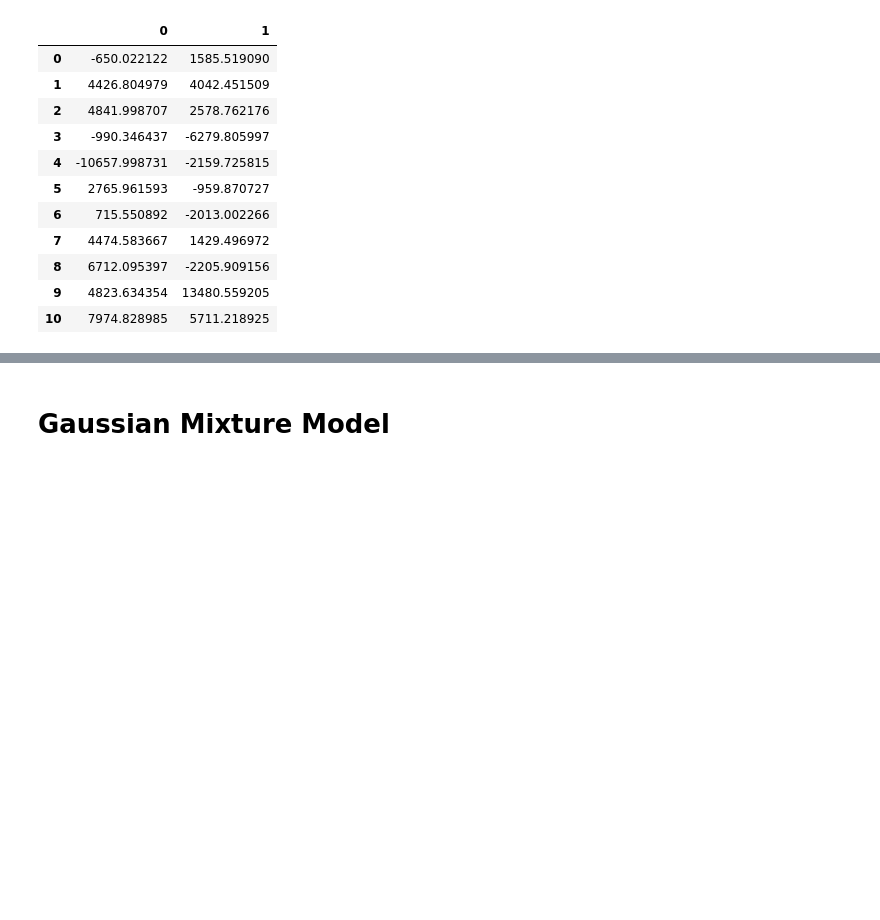
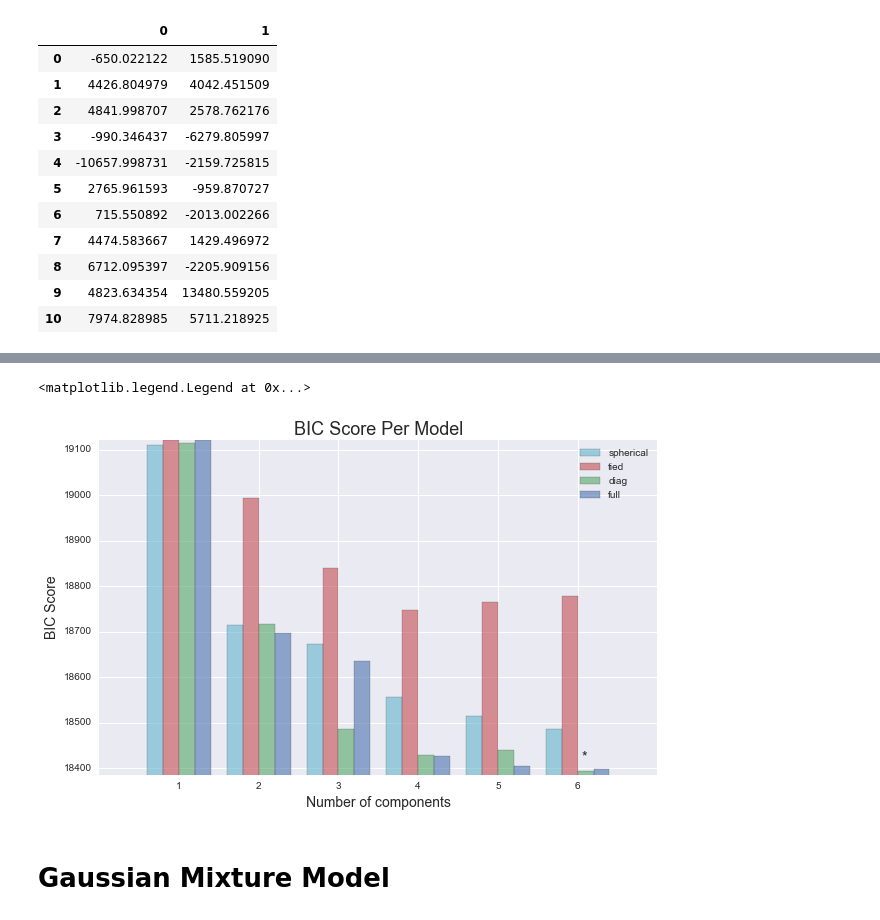
Before and after one commit to Tsmith5151/Customer-Segments, a Jupyter notebook: customer_segments.ipynb, the cells around one changed output, grey strips where cells are left out. Saved outputs shown, nothing was run; the diff lists cells and outputs as text; code cells hidden in the pictures; blank space fills up the shorter version.

```diff
--- a/customer_segments.ipynb
+++ b/customer_segments.ipynb
@@ -371,3 +386,46 @@ number_clusters()
+# %%
+#This plot was generated using the sample code from:
+#http://scikit-learn.org/stable/auto_examples/mixture/plot_gmm_selection.html#example-mixture-plot-gmm-selection-py
+
+import itertools
+
+lowest_bic = np.infty
+bic = []
+n_components_range = range(1, 7)
+cv_types = ['spherical', 'tied', 'diag', 'full']
+for cv_type in cv_types:
+    for n_components in n_components_range:
+        # Fit a mixture of Gaussians with EM
+        gmm = GMM(n_components=n_components, covariance_type=cv_type)
+        gmm.fit(reduced_data)
+        bic.append(gmm.bic(reduced_data))
+        if bic[-1] < lowest_bic:
+            lowest_bic = bic[-1]
+            best_gmm = gmm
+
+bic = np.array(bic)
+color_iter = itertools.cycle(['c', 'r', 'g', 'b'])
+bars = []
+
+ax = pl.figure(figsize=(10,6))
+for i, (cv_type, color) in enumerate(zip(cv_types, color_iter)):
+    xpos = np.array(n_components_range) + .2 * (i - 2)
+    bars.append(pl.bar(xpos, bic[i * len(n_components_range):
+                                  (i + 1) * len(n_components_range)],
+                        width=.2, color=color, alpha=0.6))
+pl.xticks(n_components_range)
+pl.ylim([bic.min() * 1.01 - .01 * bic.max(), bic.max()])
+pl.title('BIC Score Per Model', fontsize=18)
+
+xpos = np.mod(bic.argmin(), len(n_components_range)) + .65 +\
+    .2 * np.floor(bic.argmin() / len(n_components_range))
+pl.text(xpos, bic.min() * 0.97 + .03 * bic.max(), '*', fontsize=14)
+pl.xlabel('Number of components', fontsize=14)
+pl.ylabel('BIC Score', fontsize=14)
+pl.legend([b[0] for b in bars], cv_types)
+# %% [output]
+<matplotlib.legend.Legend at 0x...>
+[figure, added]
 # %% [markdown]
 # Gaussian Mixture Model
 # %%
```
Also changed, not shown: parts of 14 cells of this notebook.
